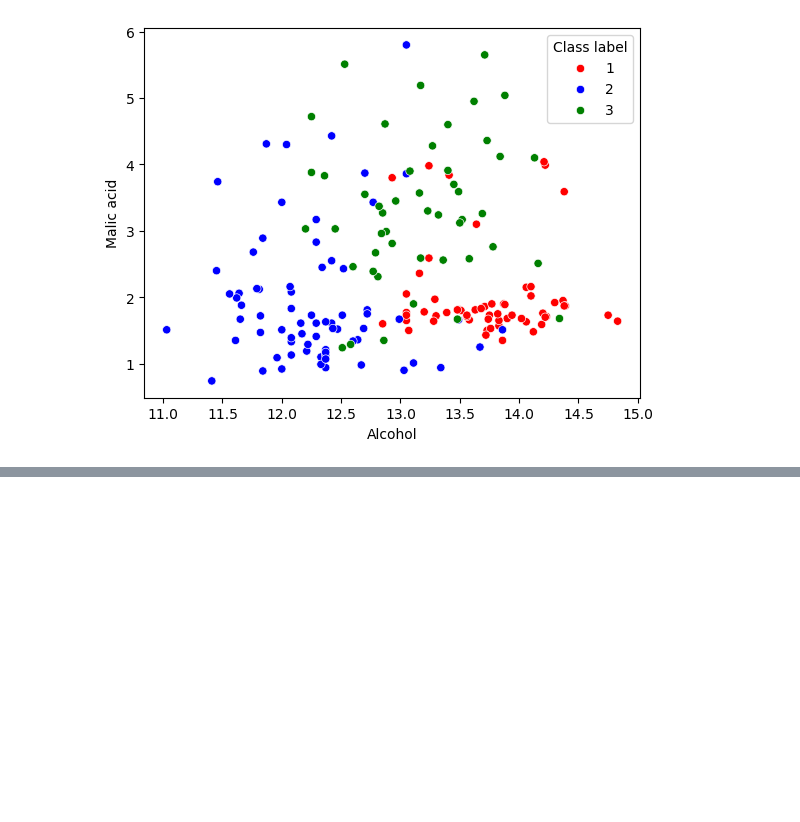
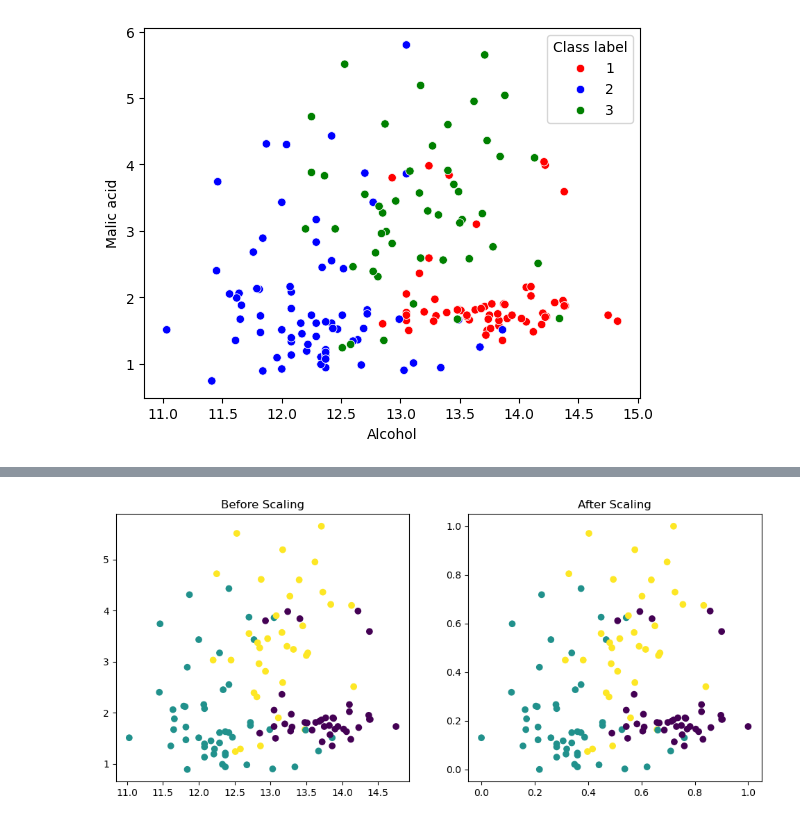
Before and after one commit to SparksFlash/100-days-of-machine-learning, a Jupyter notebook: Day25-Normalization/day25.ipynb, the cells around one changed output, grey strips where cells are left out. Saved outputs shown, nothing was run; the diff lists cells and outputs as text; code cells hidden in the pictures; blank space fills up the shorter version.

```diff
--- a/Day25-Normalization/day25.ipynb
+++ b/Day25-Normalization/day25.ipynb
@@ -42,3 +42,11 @@ sns.scatterplot(x=df['Alcohol'],y=df['Malic acid'],hue=df['Class label'],palette
 # %% [output]
 <Axes: xlabel='Alcohol', ylabel='Malic acid'>
 [figure]
+# %%
+from sklearn.model_selection import train_test_split
+X_train, X_test, y_train, y_test = train_test_split(df.drop('Class label', axis=1),
+                                                    df['Class label'],
+                                                    test_size=0.3,
+                                                    random_state=0)
+
+X_train.shape, X_test.shape
@@ -44,0 +55,15 @@ sns.scatterplot(x=df['Alcohol'],y=df['Malic acid'],hue=df['Class label'],palette
+# %%
+from sklearn.preprocessing import MinMaxScaler
+
+scaler = MinMaxScaler()
+
+# fit the scaler to the train set, it will learn the parameters
+scaler.fit(X_train)
+
+# transform train and test sets
+X_train_scaled = scaler.transform(X_train)
+X_test_scaled = scaler.transform(X_test)
+# %%
+# Convert the scaled numpy arrays back to DataFrames
+X_train_scaled = pd.DataFrame(X_train_scaled, columns=X_train.columns)
+X_test_scaled = pd.DataFrame(X_test_scaled, columns=X_test.columns)
@@ -44,0 +94,10 @@ sns.scatterplot(x=df['Alcohol'],y=df['Malic acid'],hue=df['Class label'],palette
+# %%
+fig, (ax1, ax2) = plt.subplots(ncols=2, figsize=(12, 5))
+
+ax1.scatter(X_train['Alcohol'], X_train['Malic acid'],c=y_train)
+ax1.set_title("Before Scaling")
+ax2.scatter(X_train_scaled['Alcohol'], X_train_scaled['Malic acid'],c=y_train)
+ax2.set_title("After Scaling")
+plt.show()
+# %% [output]
+[figure, added]
```
Also changed, not shown: parts of 6 cells of this notebook.
